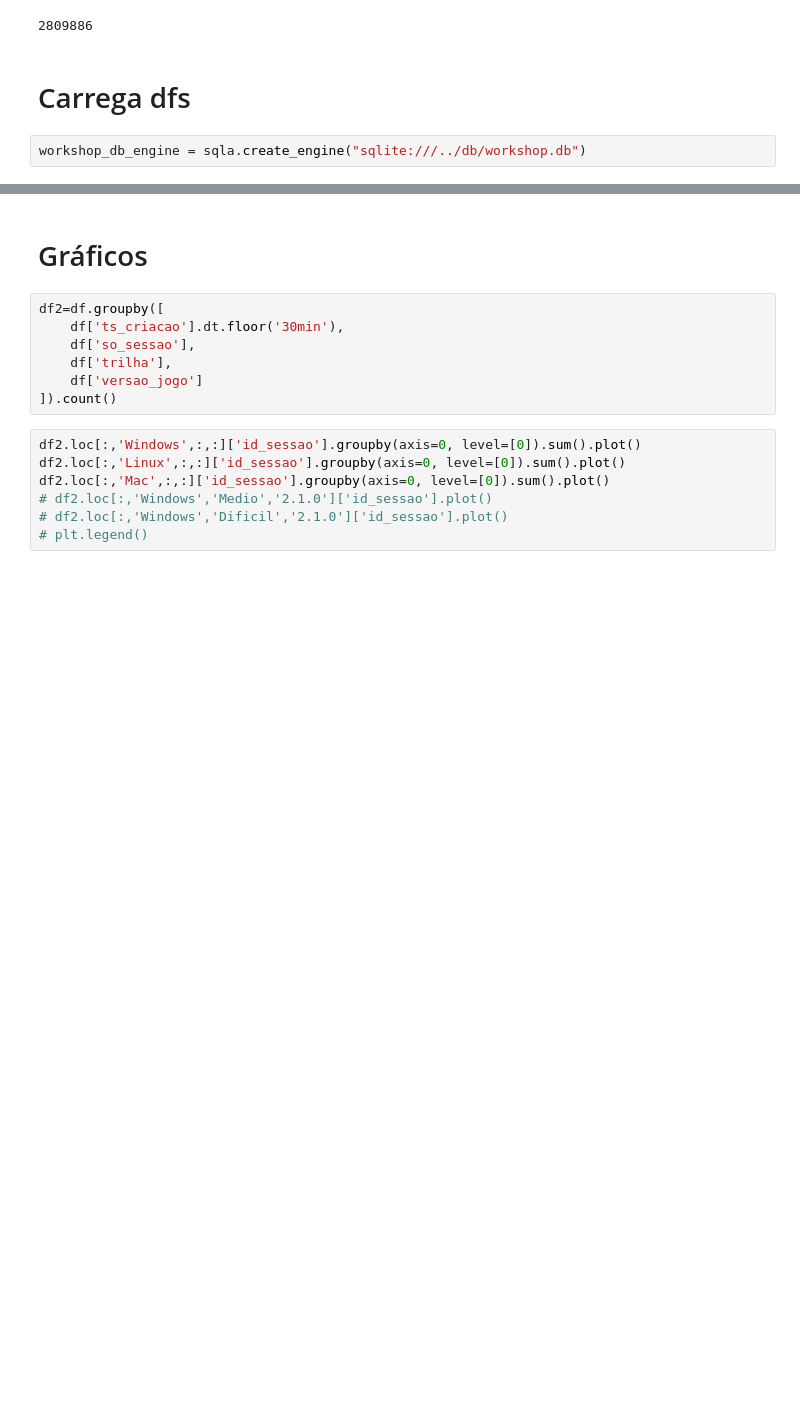
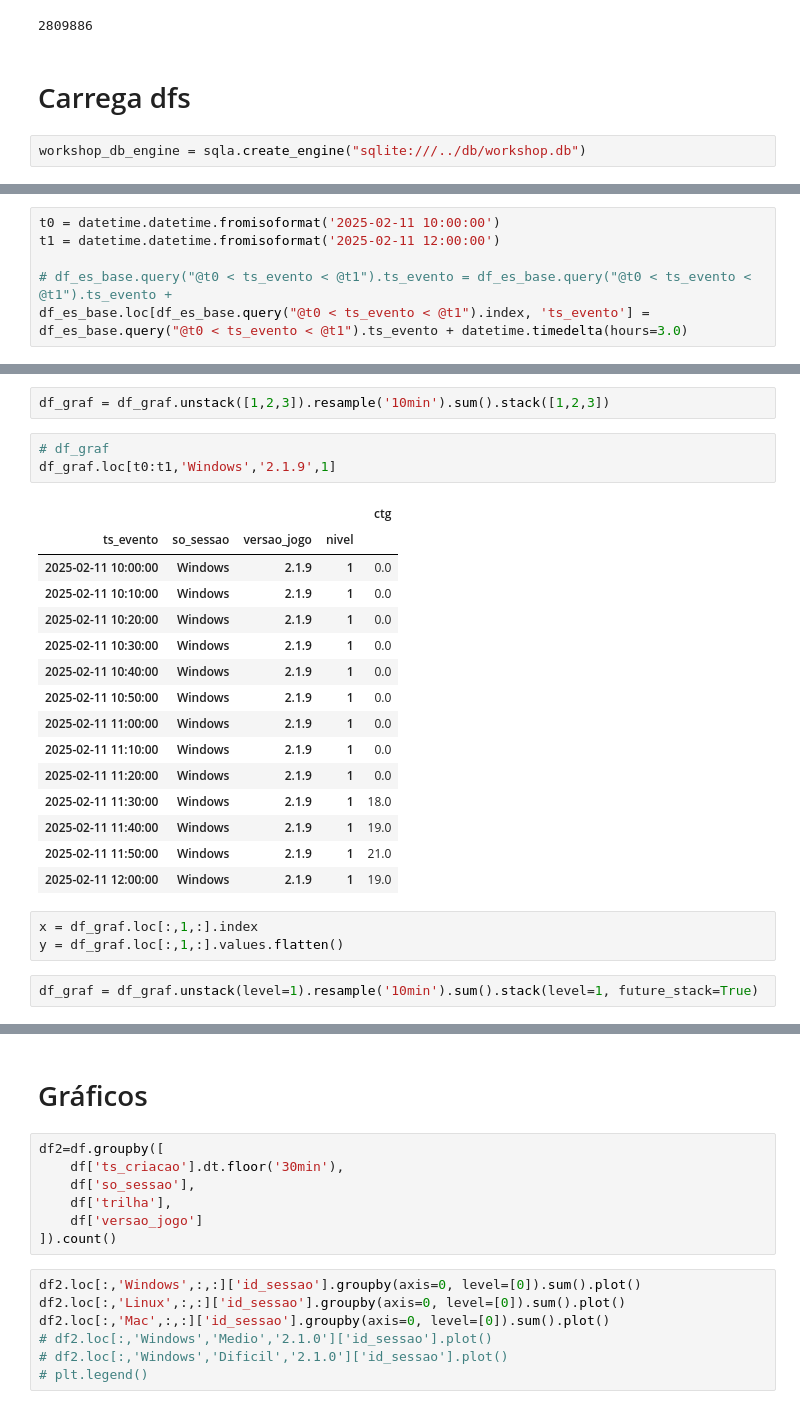
Before and after one commit to vinmir/workshop-gecap2, a Jupyter notebook: nb/poc_dados.ipynb, the cells around one changed output, grey strips where cells are left out. Drawn from its saved outputs; the diff is of its cells as text; blank space fills up the shorter version.

```diff
--- a/nb/poc_dados.ipynb
+++ b/nb/poc_dados.ipynb
@@ -283,0 +243,6 @@ df.loc['2025-02-11 14:30:00']
+# %%
+t0 = datetime.datetime.fromisoformat('2025-02-11 10:00:00')
+t1 = datetime.datetime.fromisoformat('2025-02-11 12:00:00')
+
+# df_es_base.query("@t0 < ts_evento < @t1").ts_evento = df_es_base.query("@t0 < ts_evento < @t1").ts_evento +
+df_es_base.loc[df_es_base.query("@t0 < ts_evento < @t1").index, 'ts_evento'] = df_es_base.query("@t0 < ts_evento < @t1").ts_evento + datetime.timedelta(hours=3.0)
@@ -283,0 +259,26 @@ df.loc['2025-02-11 14:30:00']
+# %%
+df_graf = df_graf.unstack([1,2,3]).resample('10min').sum().stack([1,2,3])
+# %%
+# df_graf
+df_graf.loc[t0:t1,'Windows','2.1.9',1]
+# %% [output]
+|  |  |  |  | ctg |
+| ts_evento | so_sessao | versao_jogo | nivel |  |
+| 2025-02-11 10:00:00 | Windows | 2.1.9 | 1 | 0.0 |
+| 2025-02-11 10:10:00 | Windows | 2.1.9 | 1 | 0.0 |
+| 2025-02-11 10:20:00 | Windows | 2.1.9 | 1 | 0.0 |
+| 2025-02-11 10:30:00 | Windows | 2.1.9 | 1 | 0.0 |
+| 2025-02-11 10:40:00 | Windows | 2.1.9 | 1 | 0.0 |
+| 2025-02-11 10:50:00 | Windows | 2.1.9 | 1 | 0.0 |
+| 2025-02-11 11:00:00 | Windows | 2.1.9 | 1 | 0.0 |
+| 2025-02-11 11:10:00 | Windows | 2.1.9 | 1 | 0.0 |
+| 2025-02-11 11:20:00 | Windows | 2.1.9 | 1 | 0.0 |
+| 2025-02-11 11:30:00 | Windows | 2.1.9 | 1 | 18.0 |
+| 2025-02-11 11:40:00 | Windows | 2.1.9 | 1 | 19.0 |
+| 2025-02-11 11:50:00 | Windows | 2.1.9 | 1 | 21.0 |
+| 2025-02-11 12:00:00 | Windows | 2.1.9 | 1 | 19.0 |
+# %%
+x = df_graf.loc[:,1,:].index
+y = df_graf.loc[:,1,:].values.flatten()
+# %%
+df_graf = df_graf.unstack(level=1).resample('10min').sum().stack(level=1, future_stack=True)
```
Also changed, not shown: parts of 17 cells of this notebook.
